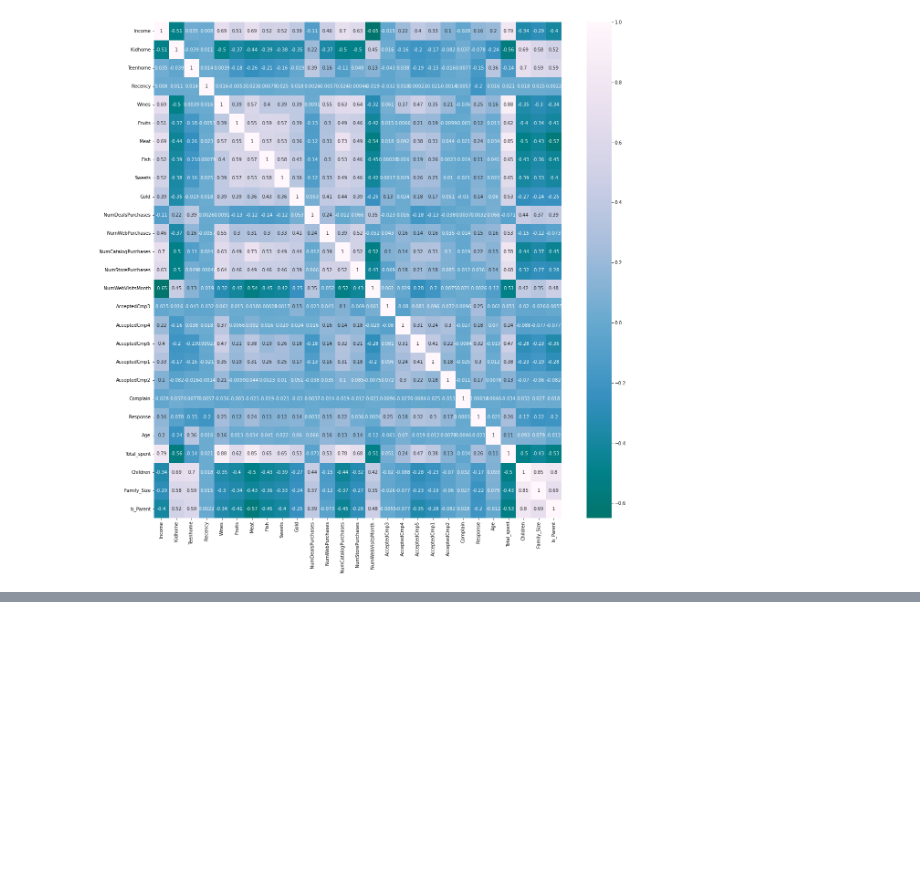
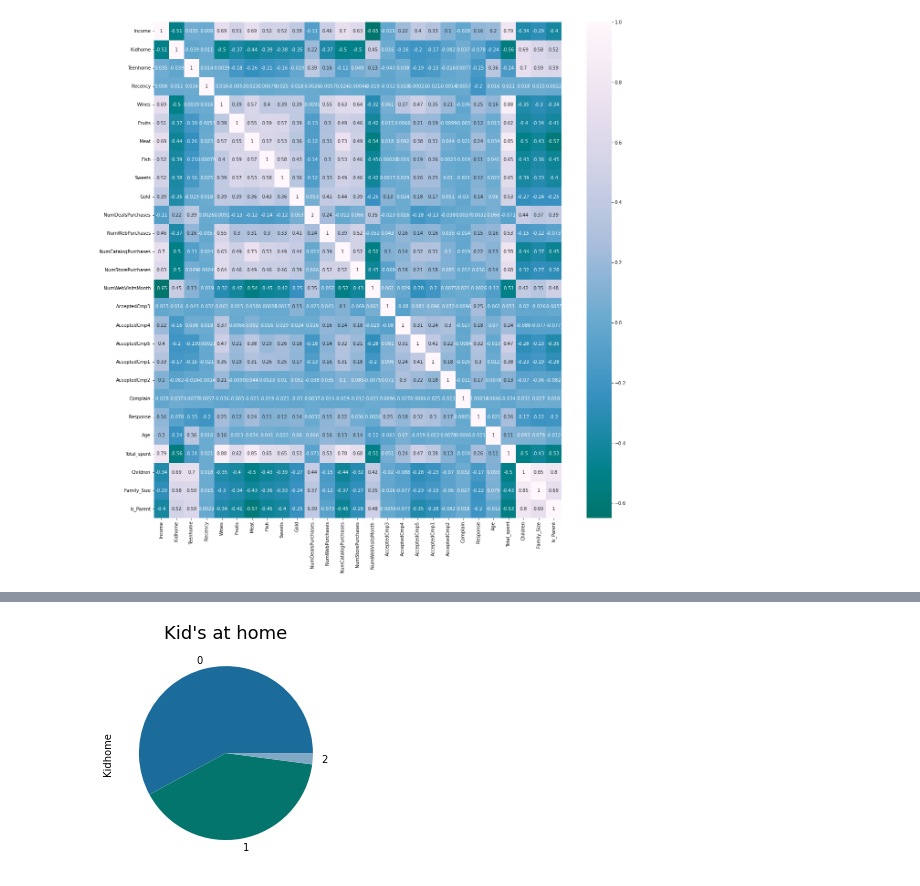
Before and after one commit to Charan1kh/Customer-Segmentation-and-Personality-Analysis-Using-Predictive-Modeling, a Jupyter notebook: Customer_segmentation_analysis.ipynb, the cells around one changed output, grey strips where cells are left out. Drawn from its saved outputs; the diff is of its cells as text; code cells hidden in the pictures; blank space fills up the shorter version.

```diff
--- a/Customer_segmentation_analysis.ipynb
+++ b/Customer_segmentation_analysis.ipynb
@@ -312 +312,8 @@ Categorial variables in the dataset:  ['Education', 'Relationship_Status']
+# %%
+pie_data = data.Kidhome.value_counts()
+pie_data.plot(kind= "pie", colors = ["#1b6b9b", "#03756d", "#80a7c4"])
+plt.title("Kid's at home", fontsize=18)
+plt.show()
+# %% [output]
+[figure, added]
 # %%
```
Also changed, not shown: parts of 5 cells of this notebook.
